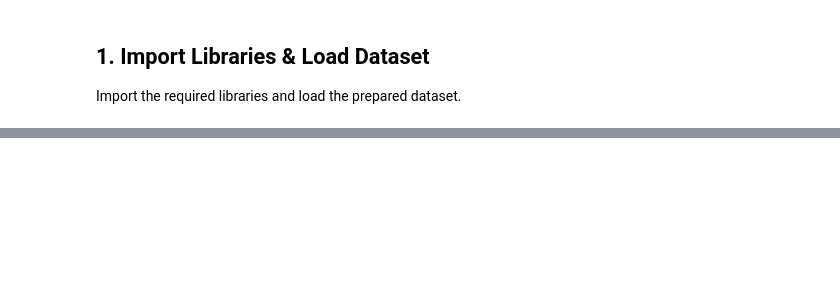
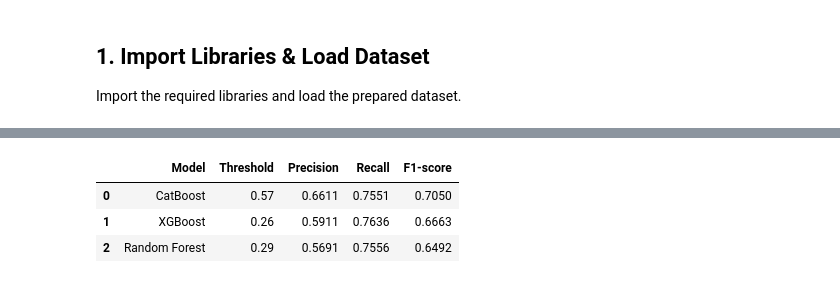
Before and after one commit to Alaa-20040521/AML-Money-Laundering-Detection, a Jupyter notebook: notebooks/Model_Training_and_Evaluation_Organized.ipynb, the cells around one changed output, grey strips where cells are left out. Cells and saved outputs as stored; diff of their text form; code cells hidden in the pictures; blank space fills up the shorter version.

```diff
--- a/notebooks/Model_Training_and_Evaluation_Organized.ipynb
+++ b/notebooks/Model_Training_and_Evaluation_Organized.ipynb
@@ -624,0 +281,77 @@ plt.show()
+# %%
+# Define minimum recall requirement
+
+minimum_recall = 0.75
+
+threshold_values = np.round(
+    np.arange(0.01, 1.00, 0.01), 2
+)
+
+threshold_results = []
+
+for model_name, probabilities in models_probabilities.items():
+
+    for threshold in threshold_values:
+
+        predictions = (probabilities >= threshold).astype(int)
+
+        threshold_results.append({
+            "Model": model_name,
+            "Threshold": threshold,
+            "Precision": precision_score(
+                y_val, predictions, zero_division=0
+            ),
+            "Recall": recall_score(
+                y_val, predictions, zero_division=0
+            ),
+            "F1-score": f1_score(
+                y_val, predictions, zero_division=0
+            )
+        })
+
+threshold_df = pd.DataFrame(threshold_results)
+
+
+# Keep thresholds satisfying the minimum Recall requirement
+
+eligible_results = threshold_df[
+    threshold_df["Recall"] >= minimum_recall
+].copy()
+
+if eligible_results.empty:
+    raise ValueError(
+        "No model satisfies the minimum Recall requirement."
+    )
+
+
+# Select the best threshold for each eligible model
+
+best_thresholds = (
+    eligible_results
+    .sort_values(
+        ["Model", "Precision", "F1-score"],
+        ascending=[True, False, False]
+    )
+    .groupby("Model")
+    .head(1)
+    .sort_values(
+        ["F1-score", "Precision"],
+        ascending=[False, False]
+    )
+    .reset_index(drop=True)
+)
+
+print(
+    f"Best threshold for each model "
+    f"(Recall >= {minimum_recall}):"
+)
+
+display(
+    best_thresholds.style.format({
+        "Threshold": "{:.2f}",
+        "Precision": "{:.4f}",
+        "Recall": "{:.4f}",
+        "F1-score": "{:.4f}"
+    })
+)
+# %% [output]
@@ -624,0 +359,4 @@ plt.show()
+|  | Model | Threshold | Precision | Recall | F1-score |
+| 0 | CatBoost | 0.57 | 0.6611 | 0.7551 | 0.7050 |
+| 1 | XGBoost | 0.26 | 0.5911 | 0.7636 | 0.6663 |
+| 2 | Random Forest | 0.29 | 0.5691 | 0.7556 | 0.6492 |
```
Also changed, not shown: parts of 62 cells of this notebook.
